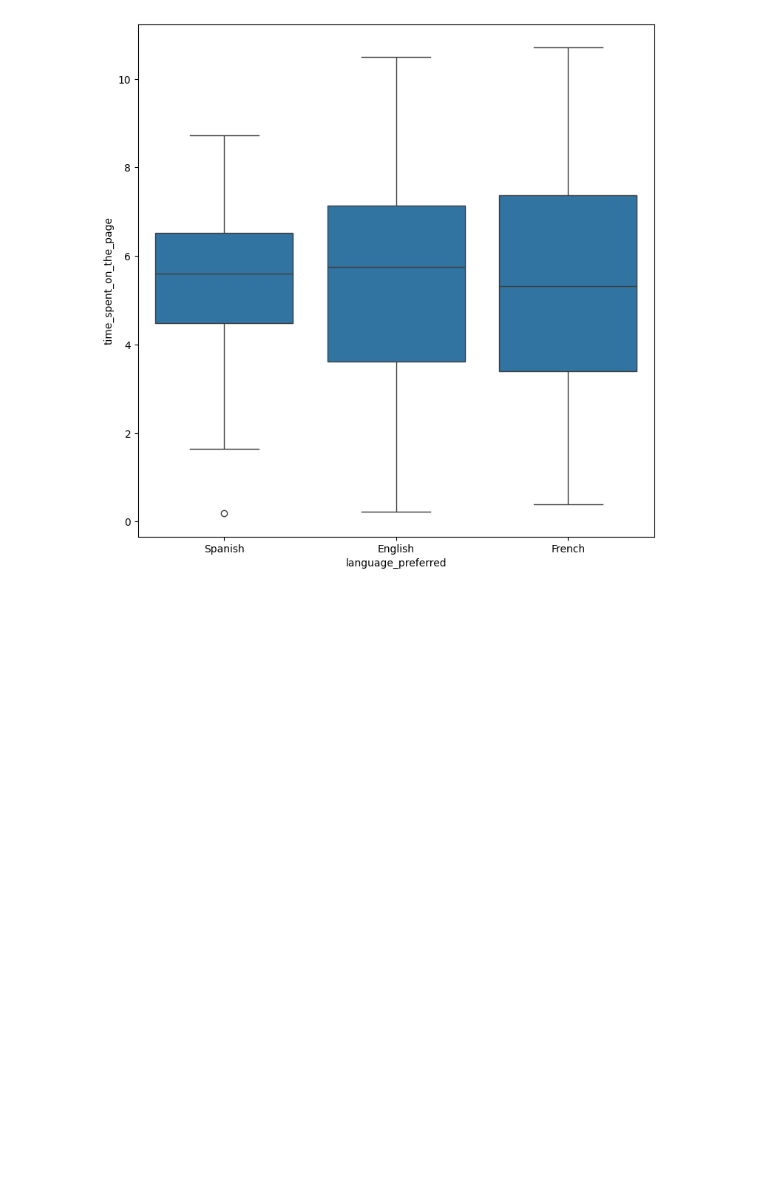
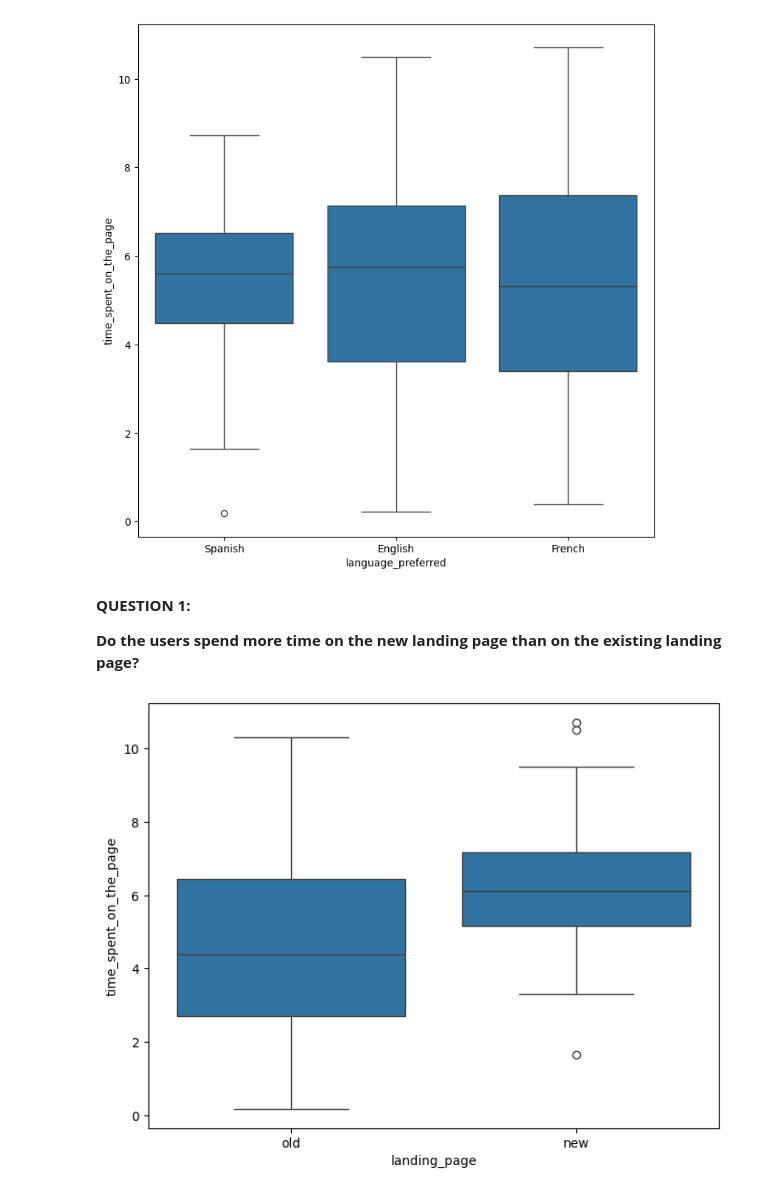
Before and after one commit to jhamilton1975/AutoAgent, a Jupyter notebook: Business_Statistics_E_news.ipynb, the cells around one changed output. Drawn from its saved outputs; the diff is of its cells as text; code cells hidden in the pictures; blank space fills up the shorter version.

```diff
--- a/Business_Statistics_E_news.ipynb
+++ b/Business_Statistics_E_news.ipynb
@@ -250,3 +277,14 @@ sns.boxplot(data = data, x = 'language_preferred', y = 'time_spent_on_the_page')
 plt.show()
 # %% [output]
 [figure]
+# %% [markdown]
+**QUESTION 1:**
+
+**Do the users spend more time on the new landing page than on the existing landing page?**
+# %%
+# visual analysis of the time spent on the new page and the time spent on the old page
+plt.figure(figsize=(8,6))
+sns.boxplot(x = 'landing_page', y = 'time_spent_on_the_page', data = data)
+plt.show()
+# %% [output]
+[figure, added]
```
Also changed, not shown: parts of 73 cells of this notebook.
